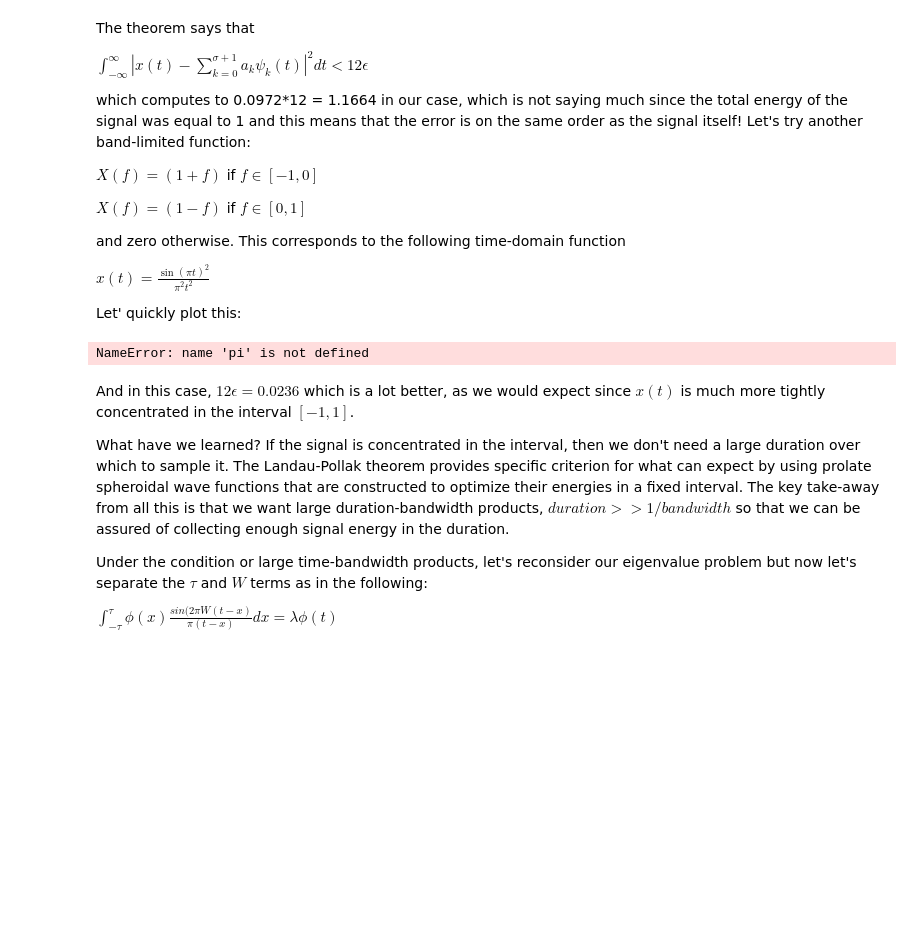
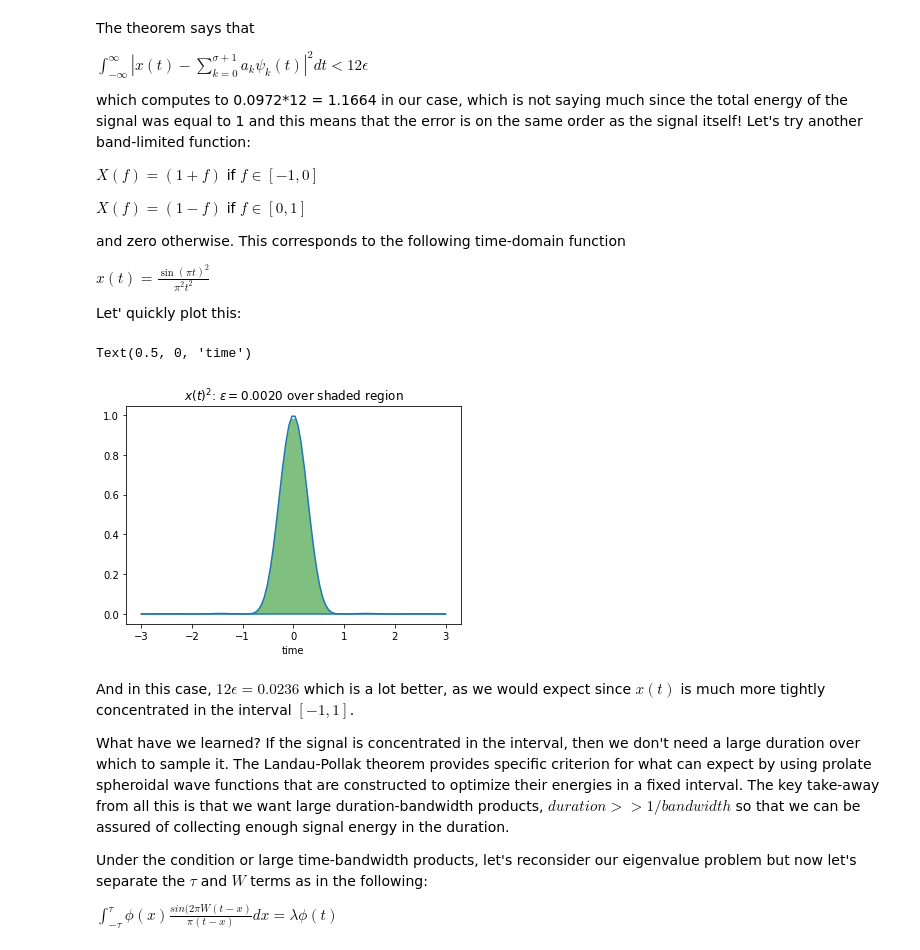
Before and after one commit to bagustris/python-for-signal-processing, a Jupyter notebook: notebook/Sampling_Theorem_Part_2.ipynb, the cells around one changed output. Cells and saved outputs as stored; diff of their text form; code cells hidden in the pictures; blank space fills up the shorter version.

Commit message:
fix error on sampling

```diff
--- a/notebook/Sampling_Theorem_Part_2.ipynb
+++ b/notebook/Sampling_Theorem_Part_2.ipynb
@@ -183,20 +183,21 @@ $x(t)=\frac{\sin(\pi t)^2}{\pi^2 t^2}$
 
 Let' quickly plot this:
 # %%
-epsilon= 2/3. + 4/3/pi*scipy.special.sici(2*pi)[0]-8/3/pi*scipy.special.sici(4*pi)[0] # total energy is 2/3 in this case
+epsilon= 2/3. + 4/3/np.pi*scipy.special.sici(2*np.pi)[0]-8/3/np.pi*scipy.special.sici(4*np.pi)[0] # total energy is 2/3 in this case
 
 fig,ax = plt.subplots()
 t = np.linspace(-3,3,100)
 ax.plot(t, np.sinc(t)**4)
 ax.hlines(0,-3,3)
-tt = linspace(-1,1,20)
-ax.fill_between(tt,0, np.sync(tt)**4, facecolor='g', alpha=0.5)
+tt = np.linspace(-1,1,20)
+ax.fill_between(tt,0, np.sinc(tt)**4, facecolor='g', alpha=0.5)
 ax.set_title('$x(t)^2$: $\epsilon=%2.4f$ over shaded region' % epsilon)
 ax.set_xlabel('time')
 
 # fig.savefig('figure_00@.png', bbox_inches='tight', dpi=300)
 # %% [output]
-NameError: name 'pi' is not defined
+Text(0.5, 0, 'time')
+[figure, added]
 # %% [markdown]
 And in this case, $12\epsilon=0.0236$ which is a lot better, as we would expect since $x(t)$ is much more tightly concentrated in the interval $[-1,1]$.
 
```
Also changed, not shown: 2 other files.
